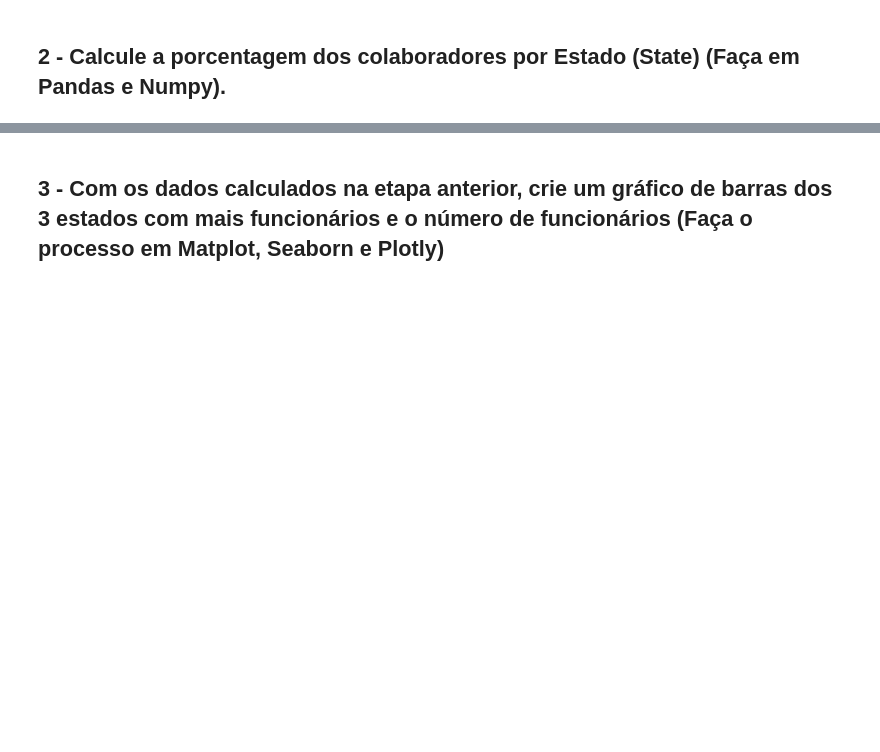
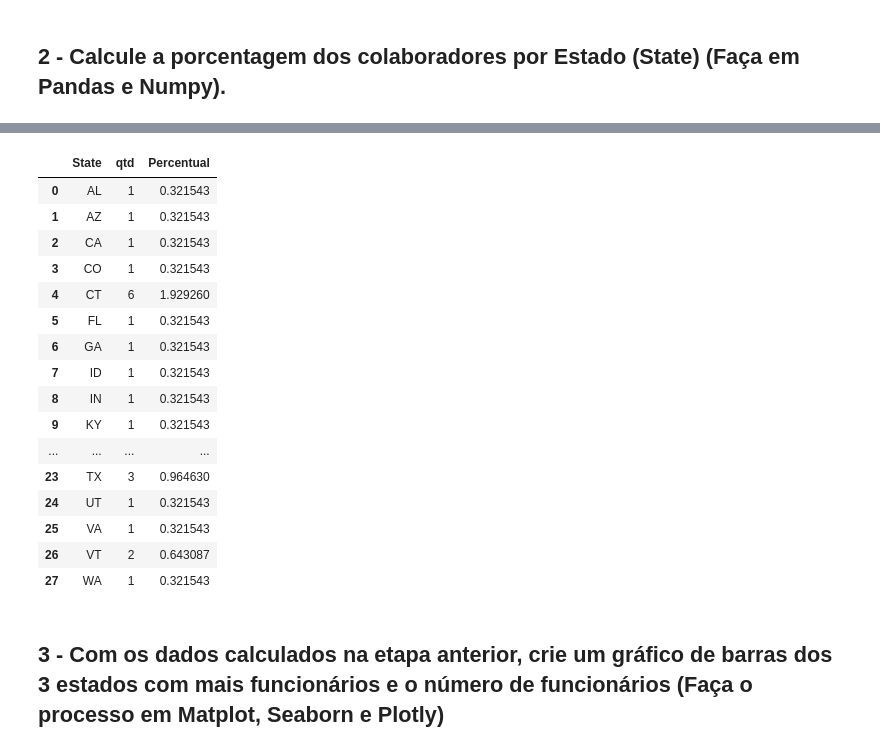
Before and after one commit to valdirdpg/curso-dnc, a Jupyter notebook: Bibliotecas_Python_V2_Numpy,_Pandas_e_Matplot_[Valdir].ipynb, the cells around one changed output, grey strips where cells are left out. Cells and saved outputs as stored; diff of their text form; code cells hidden in the pictures; blank space fills up the shorter version.

```diff
--- a/Bibliotecas_Python_V2_Numpy,_Pandas_e_Matplot_[Valdir].ipynb
+++ b/Bibliotecas_Python_V2_Numpy,_Pandas_e_Matplot_[Valdir].ipynb
@@ -39,2 +89,25 @@ import numpy as np
+# %%
+valor = col.groupby('State').size().reset_index(name='qtd')
+
+valor['Percentual'] = (valor['qtd'] / valor['qtd'].sum()) * 100
+valor
+# %% [output]
+|  | State | qtd | Percentual |
+| 0 | AL | 1 | 0.321543 |
+| 1 | AZ | 1 | 0.321543 |
+| 2 | CA | 1 | 0.321543 |
+| 3 | CO | 1 | 0.321543 |
+| 4 | CT | 6 | 1.929260 |
+| 5 | FL | 1 | 0.321543 |
+| 6 | GA | 1 | 0.321543 |
+| 7 | ID | 1 | 0.321543 |
+| 8 | IN | 1 | 0.321543 |
+| 9 | KY | 1 | 0.321543 |
+| ... | ... | ... | ... |
+| 23 | TX | 3 | 0.964630 |
+| 24 | UT | 1 | 0.321543 |
+| 25 | VA | 1 | 0.321543 |
+| 26 | VT | 2 | 0.643087 |
+| 27 | WA | 1 | 0.321543 |
 # %% [markdown]
 ## 3 - Com os dados calculados na etapa anterior, crie um gráfico de barras dos 3 estados com mais funcionários e o número de funcionários (Faça o processo em Matplot, Seaborn e Plotly)
```
Also changed, not shown: parts of 10 cells of this notebook.
